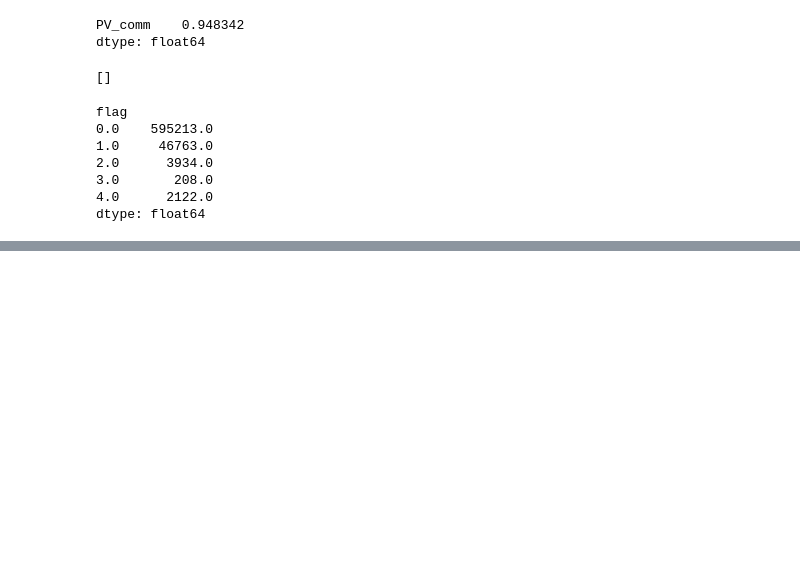
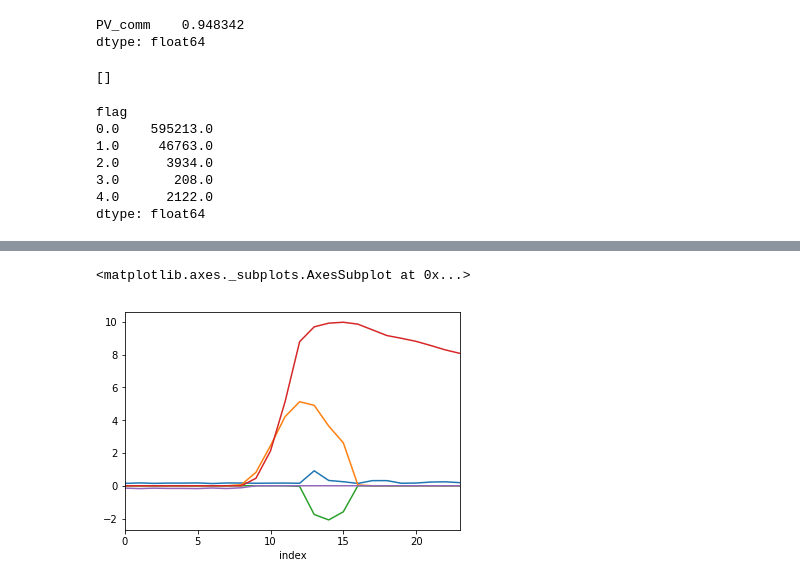
Before and after one commit to alefunxo/Solar_communities, a Jupyter notebook: Untitled.ipynb, the cells around one changed output, grey strips where cells are left out. Cells and saved outputs as stored; diff of their text form; code cells hidden in the pictures; blank space fills up the shorter version.

```diff
--- a/Untitled.ipynb
+++ b/Untitled.ipynb
@@ -581,0 +600,11 @@ dtype: float64
+# %%
+df1 = df1.reindex( columns = df1.columns.tolist() + ['SOC','PV_batt', 'PV_load', 'PV_grid', 'E_dis','Batt_load','Batt_grid','grid_load','PV_losses','Batt_losses','flag','type','df'])
+# %%
+df1.fillna(0, inplace=True)
+# %%
+Batt=pp.Battery(Capacity=10,choicetype='LFP')
+# %%
+
+df1 = df1.reindex( columns = df1.columns.tolist() + ['SOC','PV_batt', 'PV_load', 'PV_grid', 'E_dis','Batt_load','Batt_grid','grid_load','PV_losses','Batt_losses','flag','type','df'])
+df1.fillna(0, inplace=True)
+out_df=ppc.PV_SC(df1[:24],Batt=Batt,Conv_eff=0.8,Inv_eff=0.9,endo=24)
@@ -581,0 +629,9 @@ dtype: float64
+# %%
+out_df.demand.plot()
+out_df.gen.plot()
+(-out_df.PV_grid).plot()
+out_df.SOC.plot()
+(-out_df.grid_load).plot()
+# %% [output]
+<matplotlib.axes._subplots.AxesSubplot at 0x...>
+[figure, added]
```
Also changed, not shown: parts of 17 cells of this notebook, 2 other files.
